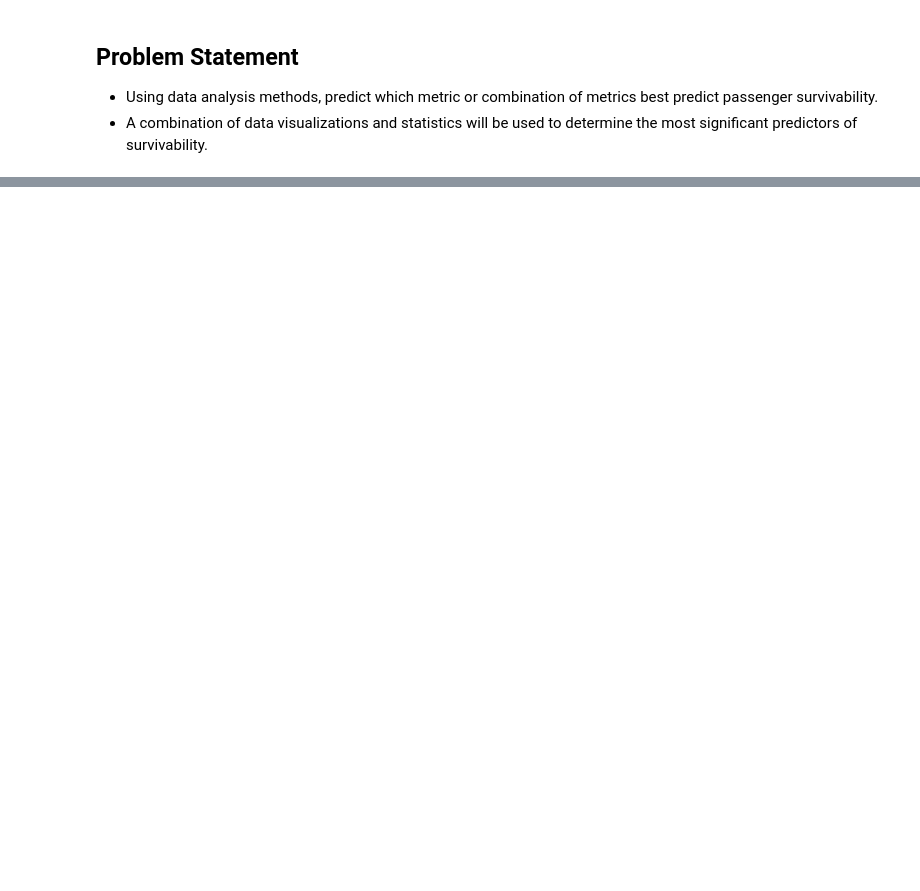
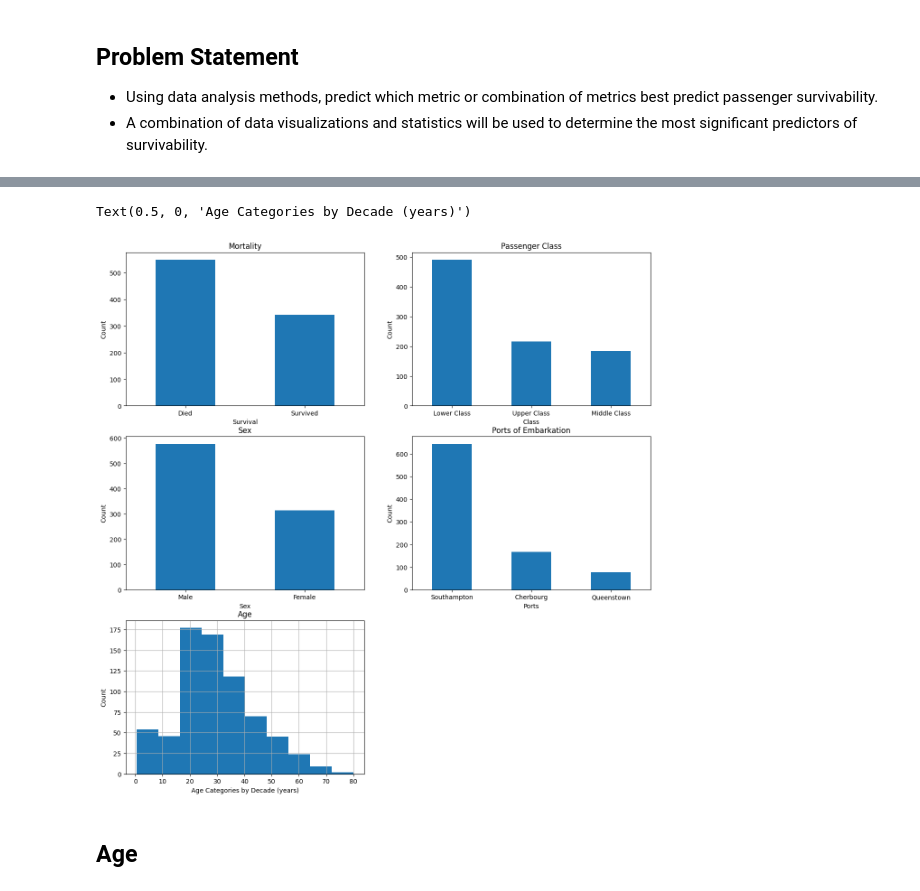
Before and after one commit to Porini-Education/Course_ITS-BigData-2, a Jupyter notebook: AI/Lab_Titanic.ipynb, the cells around one changed output, grey strips where cells are left out. Saved outputs shown, nothing was run; the diff lists cells and outputs as text; code cells hidden in the pictures; blank space fills up the shorter version.

```diff
--- a/AI/Lab_Titanic.ipynb
+++ b/AI/Lab_Titanic.ipynb
@@ -26,0 +193,45 @@
+# %%
+# Figure size
+plt.figure(figsize=(15, 15))
+# Histogram bin size
+bin_size = 10
+
+# Setup a figue of plots
+#fig = plt.figure()
+fig_size = (3, 2)
+
+# Plot mortality counts
+plt.subplot2grid(fig_size, (0, 0))
+titanic_df['Survival'].value_counts().plot(kind='bar', title='Mortality')
+plt.xticks(rotation=0)
+plt.ylabel('Count')
+
+# Plot Pclass counts
+plt.subplot2grid(fig_size, (0, 1))
+titanic_df['Class'].value_counts().plot(kind='bar', title='Passenger Class')
+plt.xticks(rotation=0)
+plt.ylabel('Count')
+
+# Plot Sex counts
+plt.subplot2grid(fig_size, (1, 0))
+titanic_df['Sex'].value_counts().plot(kind='bar', title='Sex')
+plt.xticks(rotation=0)
+plt.ylabel('Count')
+
+# Plot Port counts
+plt.subplot2grid(fig_size, (1, 1))
+titanic_df['Ports'].value_counts().plot(kind='bar', title='Ports of Embarkation')
+plt.xticks(rotation=0)
+plt.ylabel('Count')
+
+# Plot Age histogram
+plt.subplot2grid(fig_size, (2, 0))
+titanic_df['Age'].hist()
+plt.title('Age')
+plt.ylabel('Count')
+plt.xlabel('Age Categories by Decade (years)')
+# %% [output]
+Text(0.5, 0, 'Age Categories by Decade (years)')
+[figure, added]
+# %% [markdown]
+## Age
```
Also changed, not shown: parts of 71 cells of this notebook.
